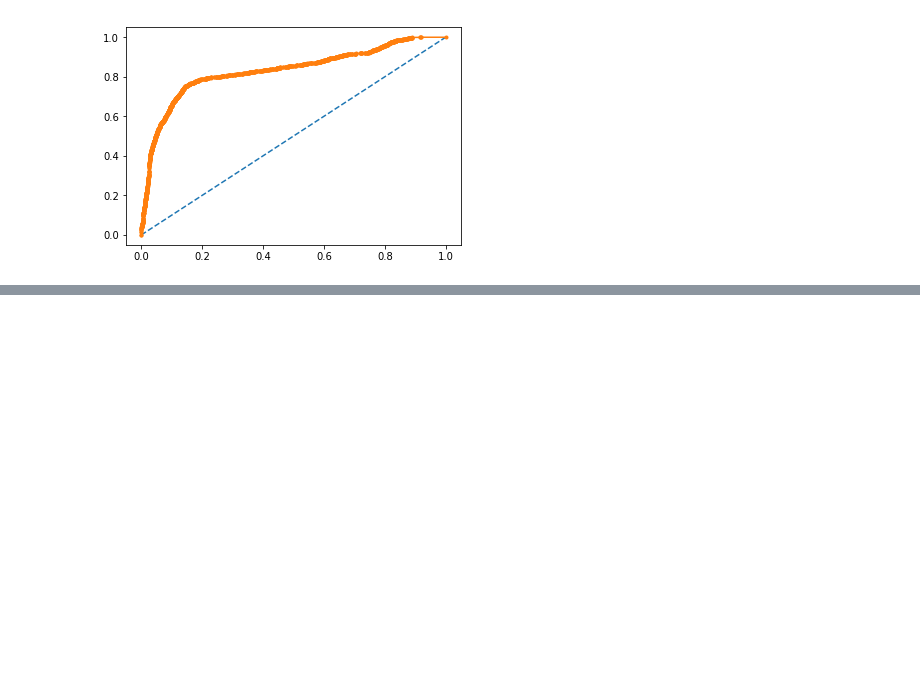
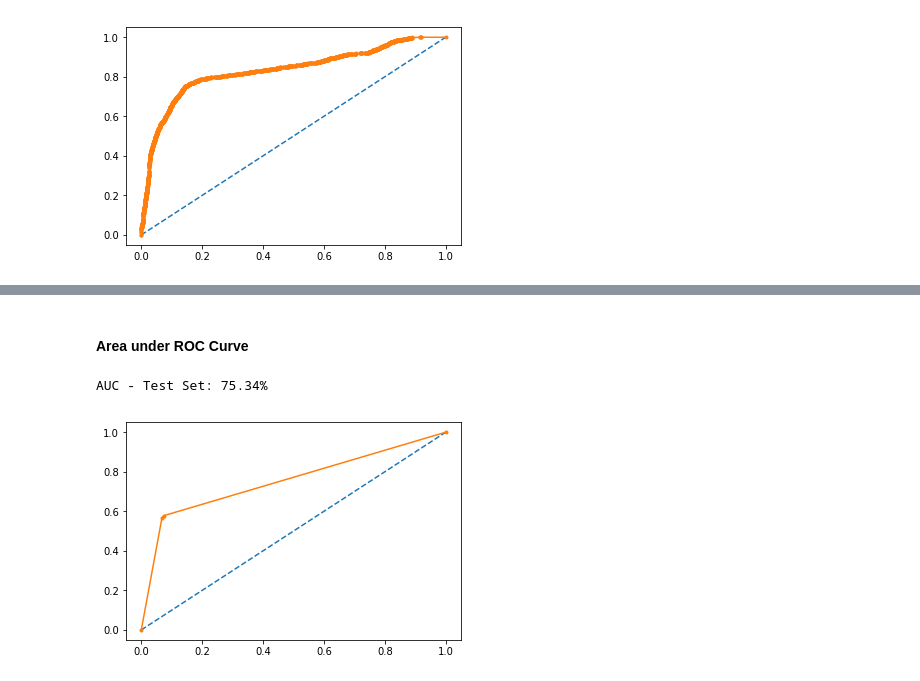
Before and after one commit to amansahil/Income-Predictor, a Jupyter notebook: main.ipynb, the cells around one changed output, grey strips where cells are left out. Cells and saved outputs as stored; diff of their text form; code cells hidden in the pictures; blank space fills up the shorter version.

```diff
--- a/main.ipynb
+++ b/main.ipynb
@@ -762,0 +865,16 @@ AUC - Test Set: 83.35%
+# %% [markdown]
+#### Area under ROC Curve
+# %%
+probabilities = grid_search.predict_proba(df_test)
+probabilities = probabilities[:, 1]
+
+auc = roc_auc_score(y_test, probabilities)
+print('AUC - Test Set: %.2f%%' % (auc*100))
+
+fpr, tpr, thresholds = roc_curve(y_test, probabilities)
+plt.plot([0, 1], [0, 1], linestyle='--')
+plt.plot(fpr, tpr, marker='.')
+plt.show()
+# %% [output]
+AUC - Test Set: 75.34%
+[figure, added]
```
Also changed, not shown: parts of 15 cells of this notebook.
